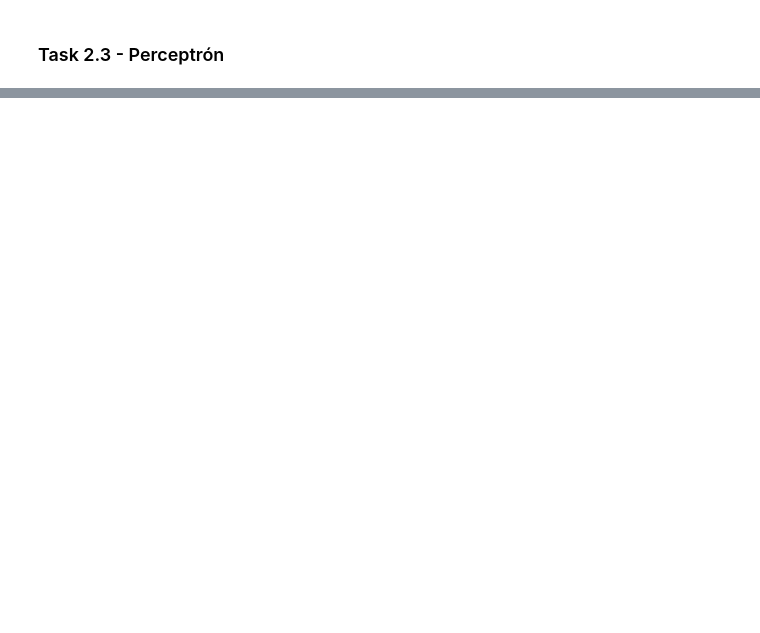
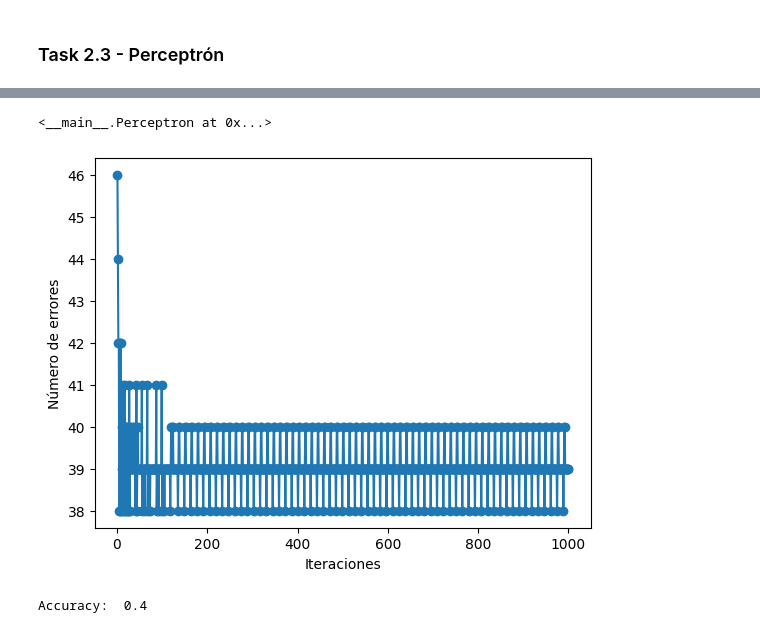
Before and after one commit to Kojimena/IA-L3, a Jupyter notebook: lab3.ipynb, the cells around one changed output, grey strips where cells are left out. Saved outputs shown, nothing was run; the diff lists cells and outputs as text; code cells hidden in the pictures; blank space fills up the shorter version.

```diff
--- a/lab3.ipynb
+++ b/lab3.ipynb
@@ -121,0 +403,5 @@ X = data.drop('blueWins', axis=1)
+# %%
+# elegir solo sepal length y sepal width
+X = pd.DataFrame(X_filtered, columns=iris.feature_names)
+X = X[['sepal length (cm)', 'sepal width (cm)']]
+X.head()
@@ -121,0 +415,3 @@ X = data.drop('blueWins', axis=1)
+# %%
+#dividir el dataset en entrenamiento y prueba
+X_train, X_test, y_train, y_test = train_test_split(X, y_filtered, test_size=0.2, random_state=42)
@@ -121,0 +438,46 @@ X = data.drop('blueWins', axis=1)
+# %%
+class Perceptron:
+    def __init__(self, eta=0.01, n_iter=50):
+        self.eta = eta  # Tasa de aprendizaje
+        self.n_iter = n_iter # Número de iteraciones
+
+    def fit(self, X, y):
+        self.w_ = np.zeros(1 + X.shape[1])  # Inicializar los pesos
+        self.errors_ = []  # Número de errores en cada iteración
+
+        for _ in range(self.n_iter):
+            errors = 0
+            for xi, target in zip(X, y):
+                update = self.eta * (target - self.predict(xi))
+                self.w_[1:] += update * xi
+                self.w_[0] += update
+                errors += int(update != 0.0)
+            self.errors_.append(errors)
+        return self
+
+    def net_input(self, X):
+        """Calcular la entrada neta, es decir, el producto punto entre X y los pesos más el sesgo"""
+        return np.dot(X, self.w_[1:]) + self.w_[0]
+
+    def predict(self, X):
+        """Devolver la etiqueta de clase usando la función escalón unitario"""
+        return np.where(self.net_input(X) >= 0.0, 1, -1)
+# %%
+perceptron = Perceptron(eta=0.1, n_iter=1000)
+perceptron.fit(X_train.values, y_train)
+# %% [output]
+<__main__.Perceptron at 0x...>
+# %%
+
+plt.plot(range(1, len(perceptron.errors_) + 1), perceptron.errors_, marker='o')
+plt.xlabel('Iteraciones')
+plt.ylabel('Número de errores')
+plt.show()
+# %% [output]
+[figure, added]
+# %%
+# hacer predicciones
+y_pred = perceptron.predict(X_test.values)
+print('Accuracy: ', accuracy_score(y_test, y_pred))
+# %% [output]
+Accuracy:  0.4
```
Also changed, not shown: parts of 42 cells of this notebook.
